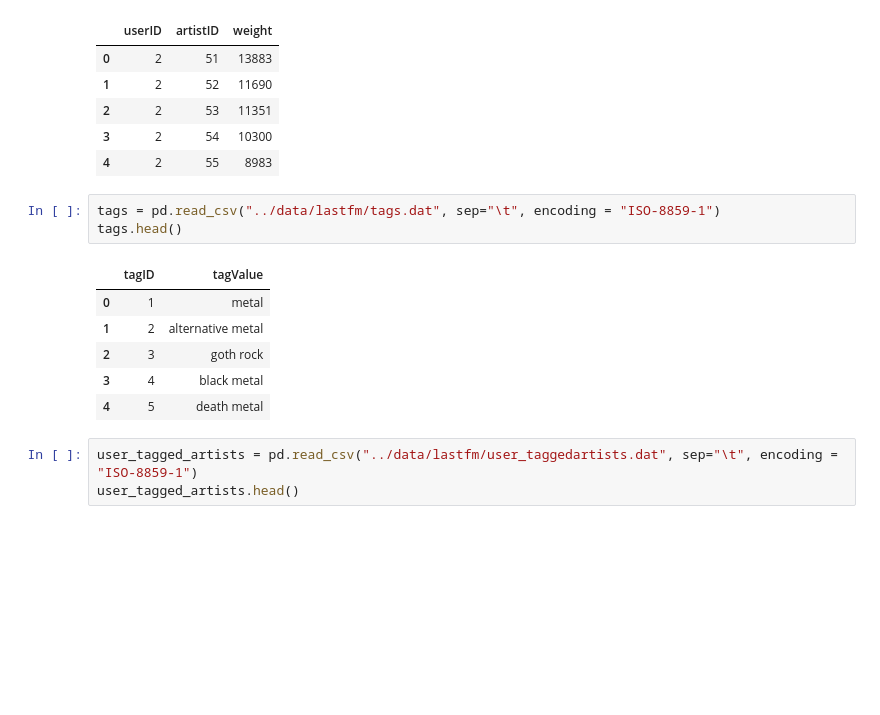
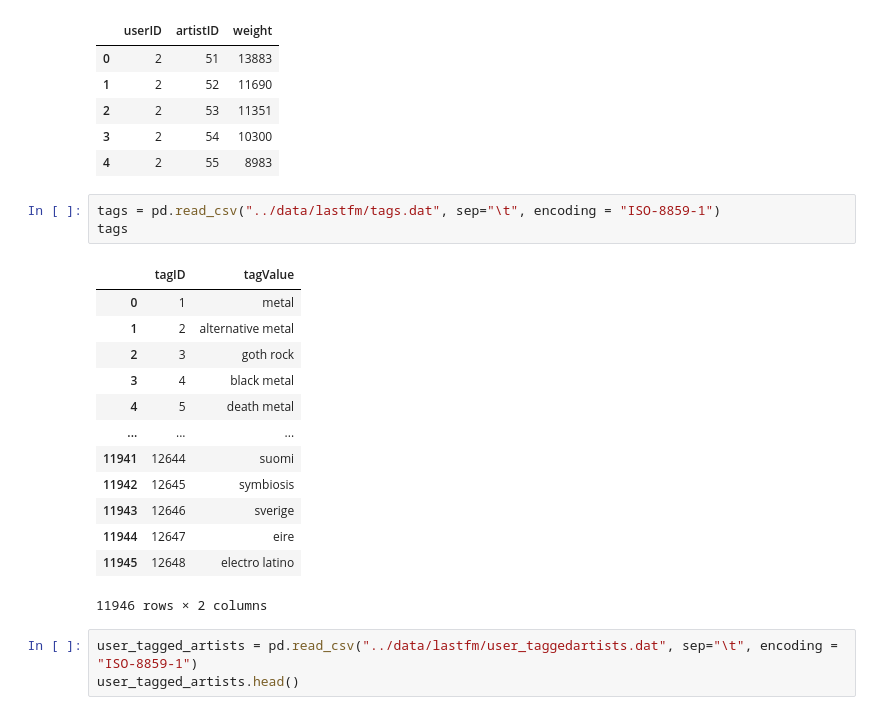
Before and after one commit to peraltadani/recsys, a Jupyter notebook: notebooks/practico.ipynb, the cells around one changed output. Drawn from its saved outputs; the diff is of its cells as text; blank space fills up the shorter version.

```diff
--- a/notebooks/practico.ipynb
+++ b/notebooks/practico.ipynb
@@ -29,14 +29,21 @@ user_artist_plays.head()
 | 4 | 2 | 55 | 8983 |
 # %%
 tags = pd.read_csv("../data/lastfm/tags.dat", sep="\t", encoding = "ISO-8859-1")
-tags.head()
+tags
 # %% [output]
 |  | tagID | tagValue |
 | 0 | 1 | metal |
 | 1 | 2 | alternative metal |
 | 2 | 3 | goth rock |
 | 3 | 4 | black metal |
 | 4 | 5 | death metal |
+| ... | ... | ... |
+| 11941 | 12644 | suomi |
+| 11942 | 12645 | symbiosis |
+| 11943 | 12646 | sverige |
+| 11944 | 12647 | eire |
+| 11945 | 12648 | electro latino |
+11946 rows × 2 columns
 # %%
 user_tagged_artists = pd.read_csv("../data/lastfm/user_taggedartists.dat", sep="\t", encoding = "ISO-8859-1")
 user_tagged_artists.head()
```
Also changed, not shown: parts of 23 cells of this notebook.
